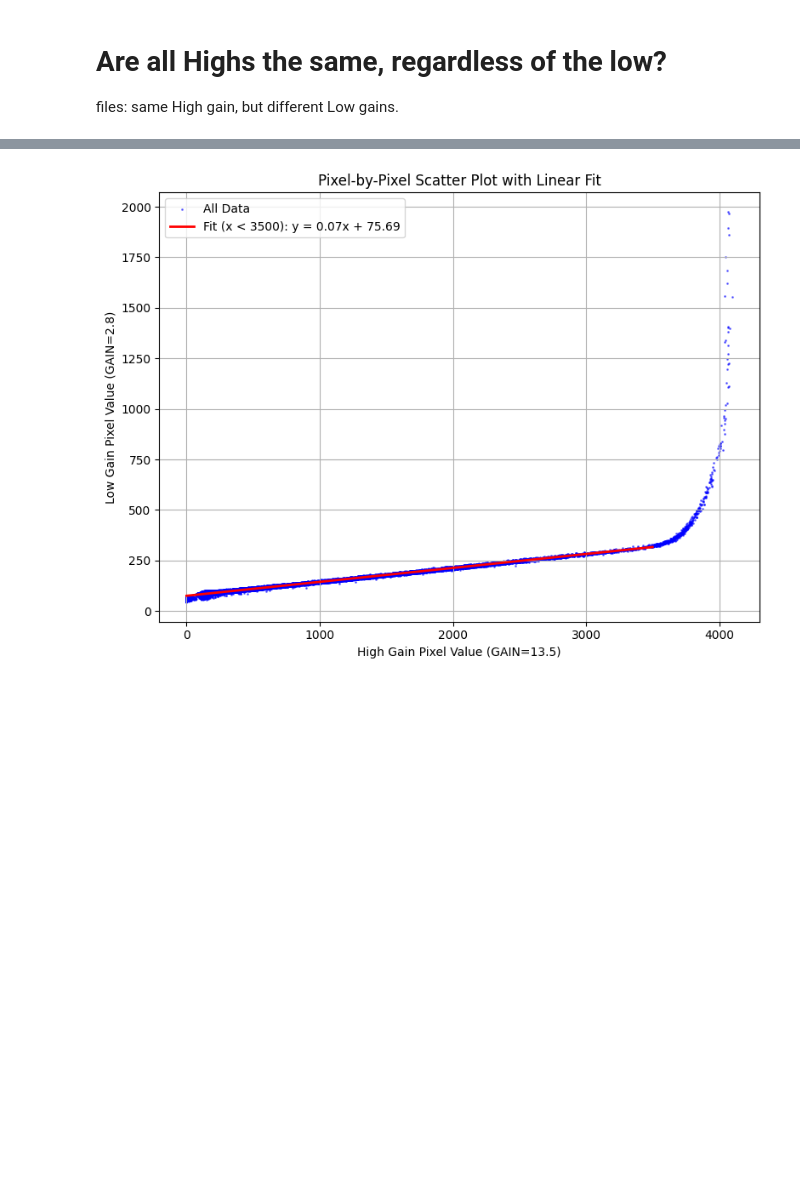
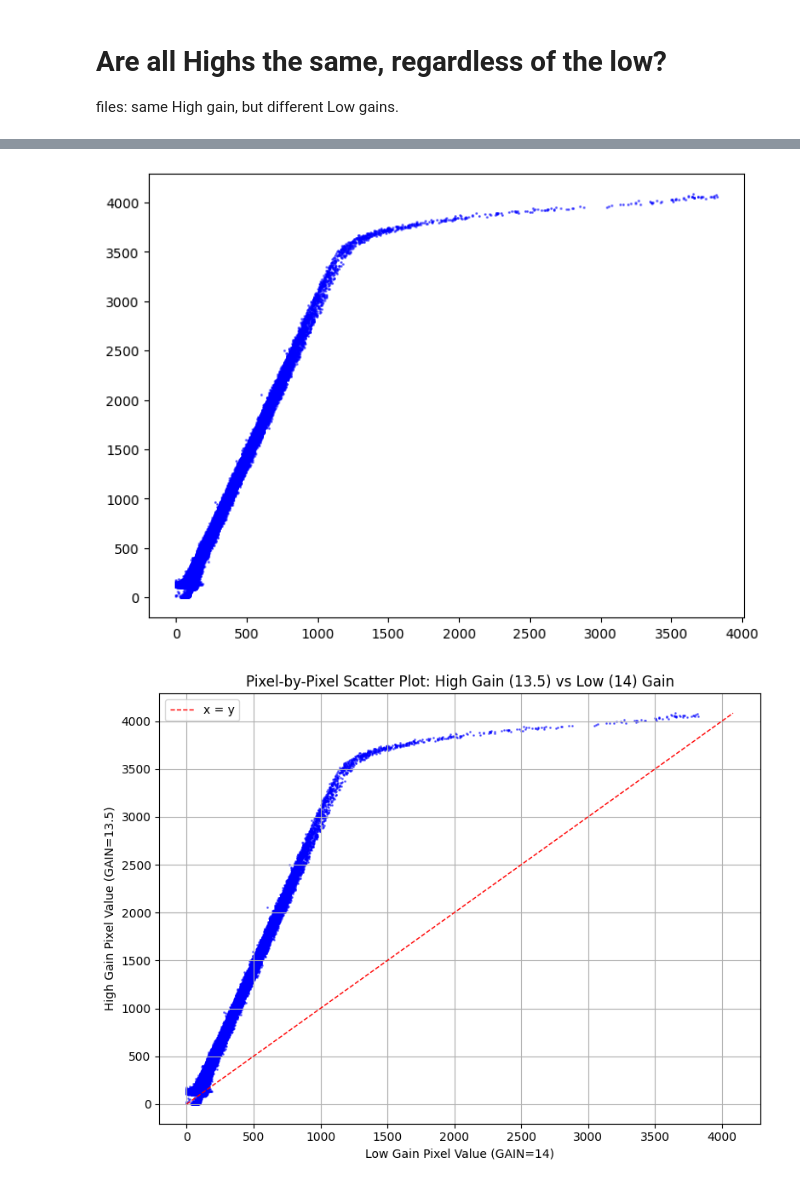
Before and after one commit to Aysikal/Exposure-Time-Calculator, a Jupyter notebook: Highs-and-Lows.ipynb, the cells around one changed output, grey strips where cells are left out. Saved outputs shown, nothing was run; the diff lists cells and outputs as text; code cells hidden in the pictures; blank space fills up the shorter version.

```diff
--- a/Highs-and-Lows.ipynb
+++ b/Highs-and-Lows.ipynb
@@ -338,52 +308,61 @@ Std Dev:      0.138
 # %%
 import numpy as np
 import matplotlib.pyplot as plt
 from astropy.io import fits
 
+# --- File paths ---
+high_path = r"C:\Users\AYSAN\Desktop\project\INO\ETC\Highs and Lows\u\area92_u_low14_high13.5_2025_10_08_2x2_exp00.02.00.000_000001_High_1.fit"
+low_path  = r"C:\Users\AYSAN\Desktop\project\INO\ETC\Highs and Lows\u\area92_u_low14_high13.5_2025_10_08_2x2_exp00.02.00.000_000001_Low_1.fit"
+
+# Read data and headers
+high_data = fits.getdata(high_path)
+low_data  = fits.getdata(low_path)
+high_header = fits.getheader(high_path)
+low_header  = fits.getheader(low_path)
+high_gain_value = high_header.get('GAIN', 'Unknown')
+low_gain_value  = low_header.get('GAIN', 'Unknown')
+
+# Flatten and mask invalid values
+high_flat = high_data.ravel()
+low_flat  = low_data.ravel()
 # Extract gain values
-high_data = fits.getdata(high_gain_file)
-low_data = fits.getdata(low_gain_file)
-high_header = fits.getheader(high_gain_file)
-low_header = fits.getheader(low_gain_file)
 high_gain_value = high_header.get('GAIN', 'Unknown')
 low_gain_value = low_header.get('GAIN', 'Unknown')
-
-# Read data from FITS files
-high_data = fits.getdata(high_gain_file)
-low_data = fits.getdata(low_gain_file)
 
 # Flatten the arrays
 high_flat = high_data.flatten()
 low_flat = low_data.flatten()
 
 # Filter out invalid values (e.g., NaNs, infs)
 mask = np.isfinite(high_flat) & np.isfinite(low_flat)
 high_valid = high_flat[mask]
 low_valid = low_flat[mask]
 
-# Further filter for high gain values < 3500
-submask = high_valid < 3500
-x_fit = high_valid[submask]
-y_fit = low_valid[submask]
+# Scatter plot
+plt.figure(figsize=(8, 6))
+plt.scatter(low_valid, high_valid, s=1, alpha=0.5, color='blue')
+# Scatter plot
+plt.figure(figsize=(8, 6))
+plt.scatter(low_valid, high_valid, s=1, alpha=0.5, color='blue')
 
-# Fit a line: y = m*x + b
-coeffs = np.polyfit(x_fit, y_fit, 1)
-m, b = coeffs
+# Plot x = y line
+min_val = min(np.min(low_valid), np.min(high_valid))
+max_val = max(np.max(low_valid), np.max(high_valid))
+plt.plot([min_val, max_val], [min_val, max_val], color='red', linestyle='--', linewidth=1, label='x = y')
 
-# Generate fitted line
-x_line = np.linspace(np.min(x_fit), np.max(x_fit), 500)
-y_line = m * x_line + b
-
-# Scatter plot with fitted line
-plt.figure(figsize=(8, 6))
-plt.scatter(high_valid, low_valid, s=1, alpha=0.5, color='blue', label='All Data')
-plt.plot(x_line, y_line, color='red', linewidth=2, label=f'Fit (x < 3500): y = {m:.2f}x + {b:.2f}')
-plt.xlabel(f'High Gain Pixel Value (GAIN={high_gain_value})')
-plt.ylabel(f'Low Gain Pixel Value (GAIN={low_gain_value})')
-plt.title('Pixel-by-Pixel Scatter Plot with Linear Fit')
+# Labels and title
+plt.ylabel(f'High Gain Pixel Value (GAIN={high_gain_value})')
+plt.xlabel(f'Low Gain Pixel Value (GAIN={low_gain_value})')
+plt.title('Pixel-by-Pixel Scatter Plot: High Gain (13.5) vs Low (14) Gain')
 plt.grid(True)
 plt.legend()
 plt.tight_layout()
+plt.ylabel(f'High Gain Pixel Value (GAIN={high_gain_value})')
+plt.xlabel(f'Low Gain Pixel Value (GAIN={low_gain_value})')
+plt.title('Pixel-by-Pixel Scatter Plot: High Gain (13.5) vs Low (14) Gain')
+plt.grid(True)
+plt.tight_layout()
 plt.show()
 # %% [output]
-[figure, old version]
+[figure, new version]
+[figure, added]
```
Also changed, not shown: parts of 13 cells of this notebook, 17 other files.
